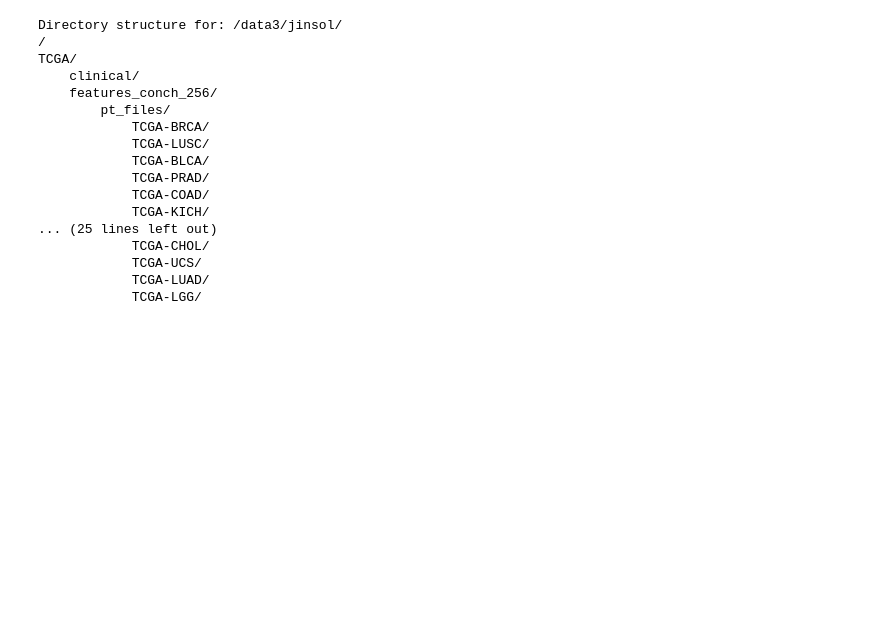
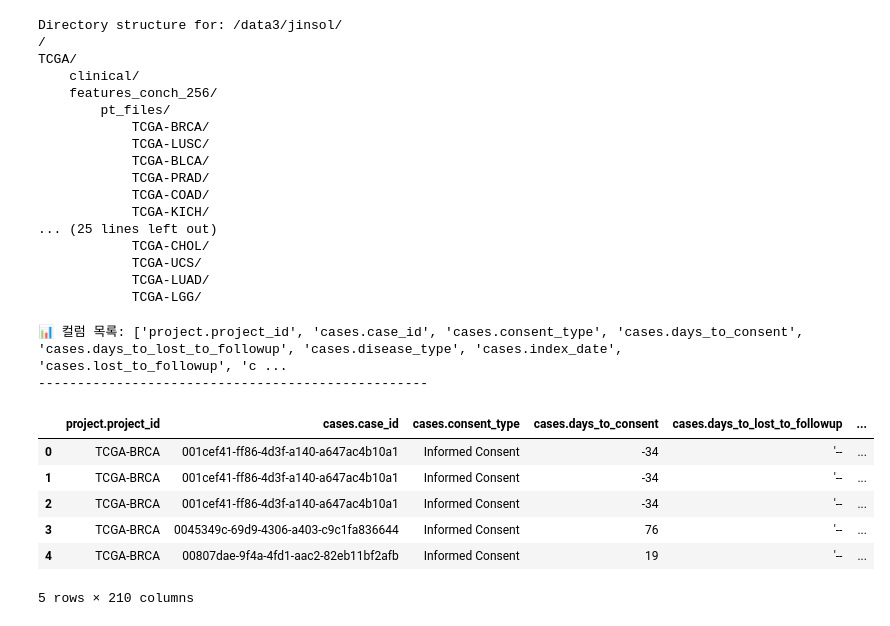
Before and after one commit to pkk1357/monocmil, a Jupyter notebook: monocmil/데이터확인.ipynb, the cells around one changed output. Saved outputs shown, nothing was run; the diff lists cells and outputs as text; code cells hidden in the pictures; blank space fills up the shorter version.

```diff
--- a/monocmil/데이터확인.ipynb
+++ b/monocmil/데이터확인.ipynb
@@ -322,3 +322,28 @@ TCGA/
             TCGA-UCS/
             TCGA-LUAD/
             TCGA-LGG/
+# %%
+import pandas as pd
+
+# tsv 파일 경로 지정 (BRCA 파일 예시)
+tsv_path = '/data3/jinsol/TCGA/clinical/TCGA-BRCA-clinical.tsv'
+
+# pandas로 tsv 파일 읽기 (구분자를 탭 '\t'으로 설정)
+df = pd.read_csv(tsv_path, sep='\t')
+
+# 1. 어떤 컬럼(데이터 종류)들이 있는지 확인
+print("📊 컬럼 목록:", df.columns.tolist())
+print("-" * 50)
+
+# 2. 위에서부터 5줄만 표 형태로 깔끔하게 출력해서 내용물 확인
+display(df.head())
+# %% [output]
+📊 컬럼 목록: ['project.project_id', 'cases.case_id', 'cases.consent_type', 'cases.days_to_consent', 'cases.days_to_lost_to_followup', 'cases.disease_type', 'cases.index_date', 'cases.lost_to_followup', 'c ...
+--------------------------------------------------
+|  | project.project_id | cases.case_id | cases.consent_type | cases.days_to_consent | cases.days_to_lost_to_followup | ... |
+| 0 | TCGA-BRCA | 001cef41-ff86-4d3f-a140-a647ac4b10a1 | Informed Consent | -34 | '-- | ... |
+| 1 | TCGA-BRCA | 001cef41-ff86-4d3f-a140-a647ac4b10a1 | Informed Consent | -34 | '-- | ... |
+| 2 | TCGA-BRCA | 001cef41-ff86-4d3f-a140-a647ac4b10a1 | Informed Consent | -34 | '-- | ... |
+| 3 | TCGA-BRCA | 0045349c-69d9-4306-a403-c9c1fa836644 | Informed Consent | 76 | '-- | ... |
+| 4 | TCGA-BRCA | 00807dae-9f4a-4fd1-aac2-82eb11bf2afb | Informed Consent | 19 | '-- | ... |
+5 rows × 210 columns
```
Also changed, not shown: parts of 1 cell of this notebook, 6 other files.
